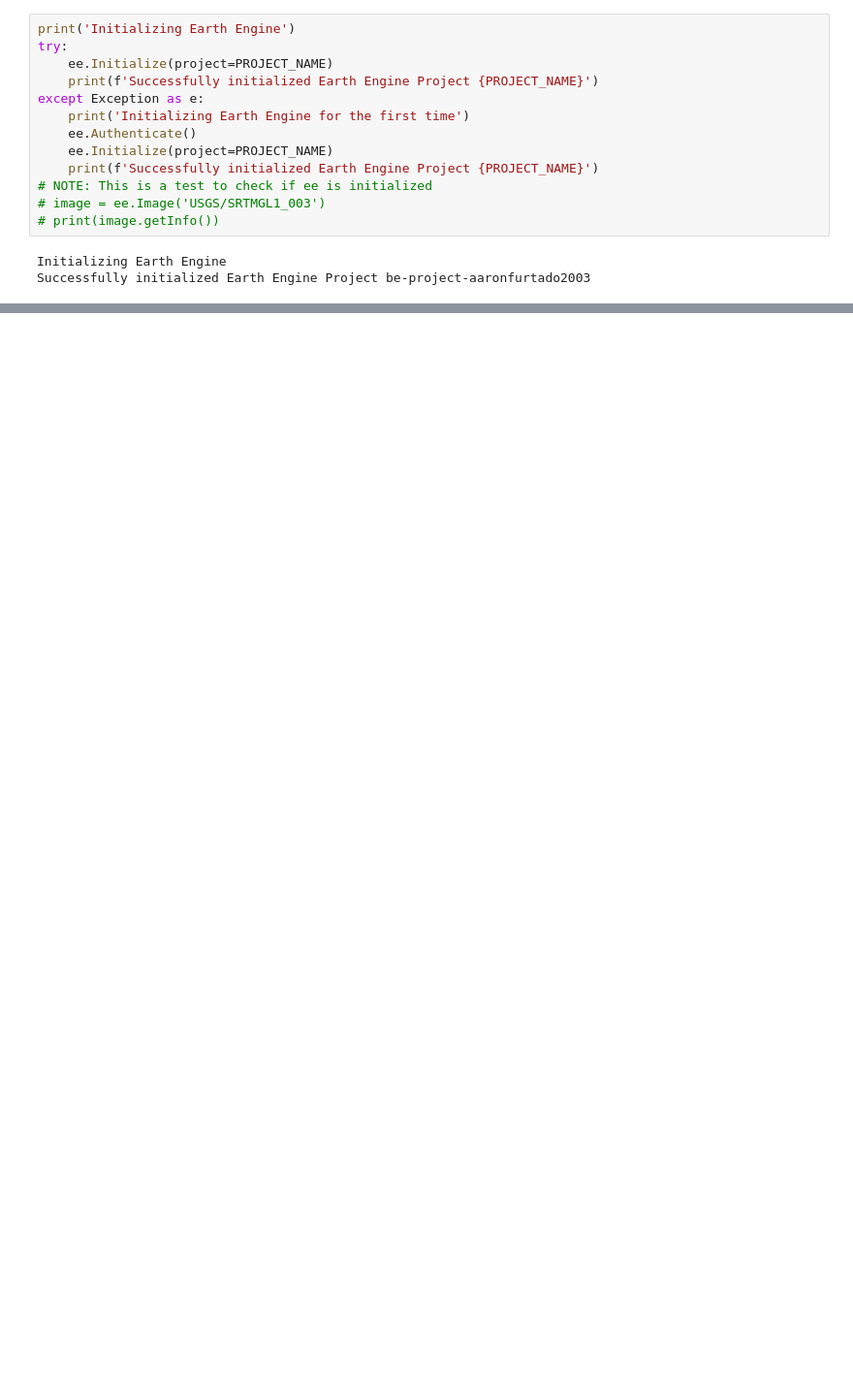
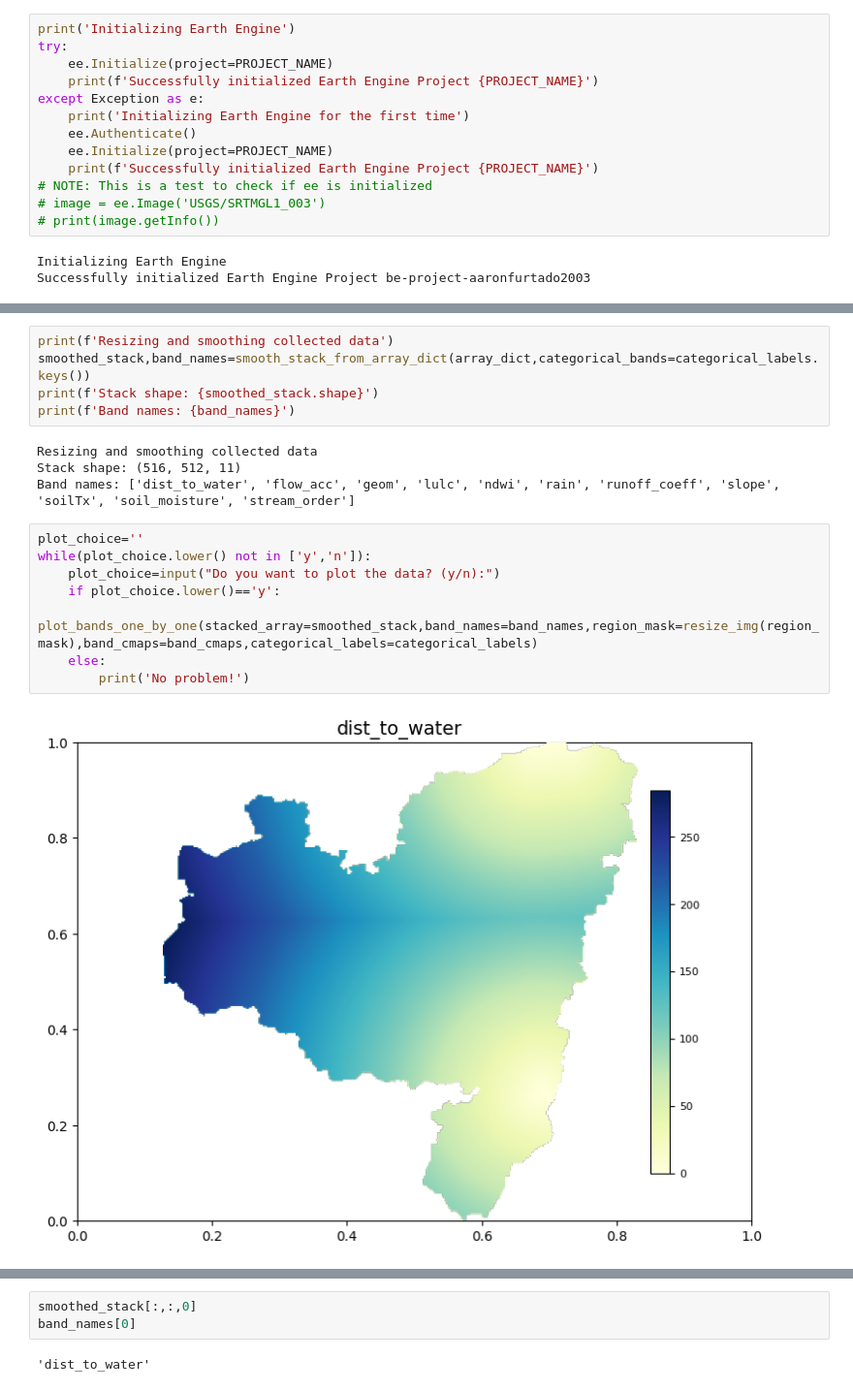
Before and after one commit to lilpotato03/PANI-Precipitaiton-Analysis-for-Natural-Integration, a Jupyter notebook: app.ipynb, the cells around one changed output, grey strips where cells are left out. Shown at 97% size. Saved outputs shown, nothing was run; the diff lists cells and outputs as text; blank space fills up the shorter version.

Commit message:
Added till generation of probability mask

```diff
--- a/app.ipynb
+++ b/app.ipynb
@@ -80,0 +101,19 @@ dict_keys(['type', 'geometry', 'properties'])
+# %%
+print(f'Resizing and smoothing collected data')
+smoothed_stack,band_names=smooth_stack_from_array_dict(array_dict,categorical_bands=categorical_labels.keys())
+print(f'Stack shape: {smoothed_stack.shape}')
+print(f'Band names: {band_names}')
+# %% [output]
+Resizing and smoothing collected data
+Stack shape: (516, 512, 11)
+Band names: ['dist_to_water', 'flow_acc', 'geom', 'lulc', 'ndwi', 'rain', 'runoff_coeff', 'slope', 'soilTx', 'soil_moisture', 'stream_order']
+# %%
+plot_choice=''
+while(plot_choice.lower() not in ['y','n']):
+    plot_choice=input("Do you want to plot the data? (y/n):")
+    if plot_choice.lower()=='y':
+        plot_bands_one_by_one(stacked_array=smoothed_stack,band_names=band_names,region_mask=resize_img(region_mask),band_cmaps=band_cmaps,categorical_labels=categorical_labels)
+    else:
+        print('No problem!')
+# %% [output]
+[figure, added]
@@ -80,0 +130,5 @@ dict_keys(['type', 'geometry', 'properties'])
+# %%
+smoothed_stack[:,:,0]
+band_names[0]
+# %% [output]
+'dist_to_water'
```
Also changed, not shown: parts of 6 cells of this notebook, 3 other files.
